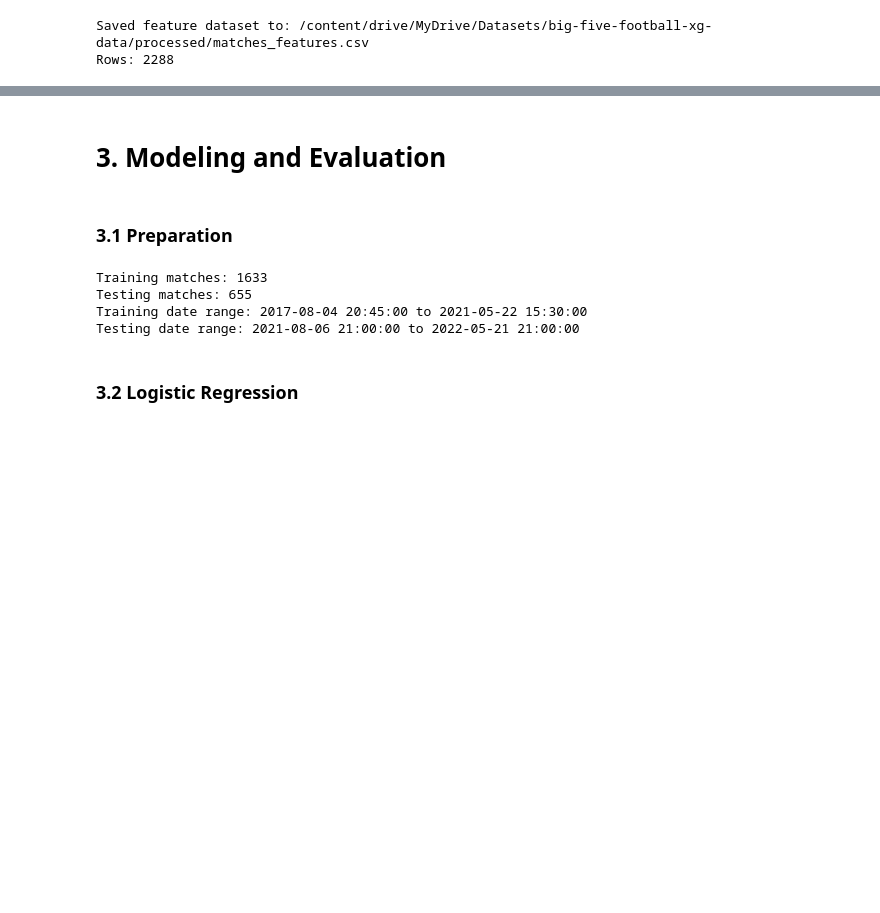
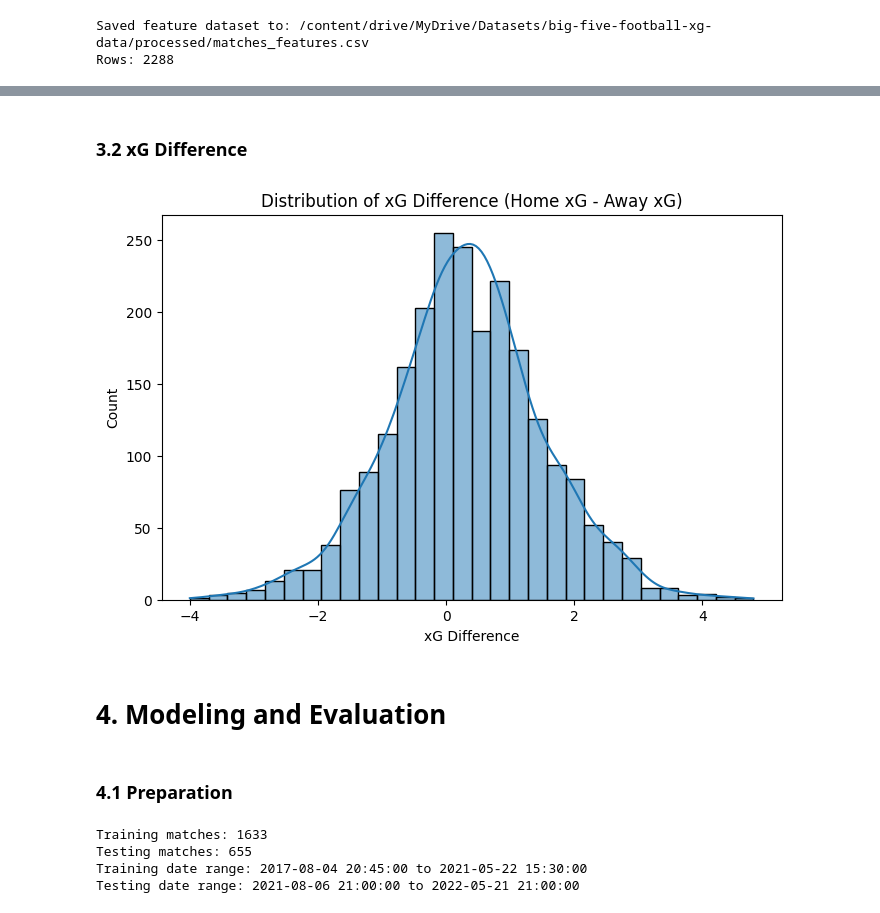
Before and after one commit to rtspencer-dev/predictive-soccer-analytics, a Jupyter notebook: predictive_soccer_analytics.ipynb, the cells around one changed output, grey strips where cells are left out. Saved outputs shown, nothing was run; the diff lists cells and outputs as text; code cells hidden in the pictures; blank space fills up the shorter version.

```diff
--- a/predictive_soccer_analytics.ipynb
+++ b/predictive_soccer_analytics.ipynb
@@ -201,5 +214,16 @@ Rows: 2288
+# %% [markdown]
+### 3.2 xG Difference
+# %%
+plt.figure(figsize=(8,5))
+sns.histplot(df_features['xg_diff'], bins=30, kde=True)
+plt.title("Distribution of xG Difference (Home xG - Away xG)")
+plt.xlabel("xG Difference")
+plt.ylabel("Count")
+plt.show()
+# %% [output]
+[figure, added]
 # %% [markdown]
-# 3. Modeling and Evaluation
+# 4. Modeling and Evaluation
 # %% [markdown]
-### 3.1 Preparation
+### 4.1 Preparation
 # %%
@@ -236,5 +265,3 @@ Testing date range: 2021-08-06 21:00:00 to 2022-05-21 21:00:00
 scaler = StandardScaler()
 X_train_scaled = scaler.fit_transform(X_train)
 X_test_scaled = scaler.transform(X_test)
-# %% [markdown]
-### 3.2 Logistic Regression
```
Also changed, not shown: parts of 7 cells of this notebook.
